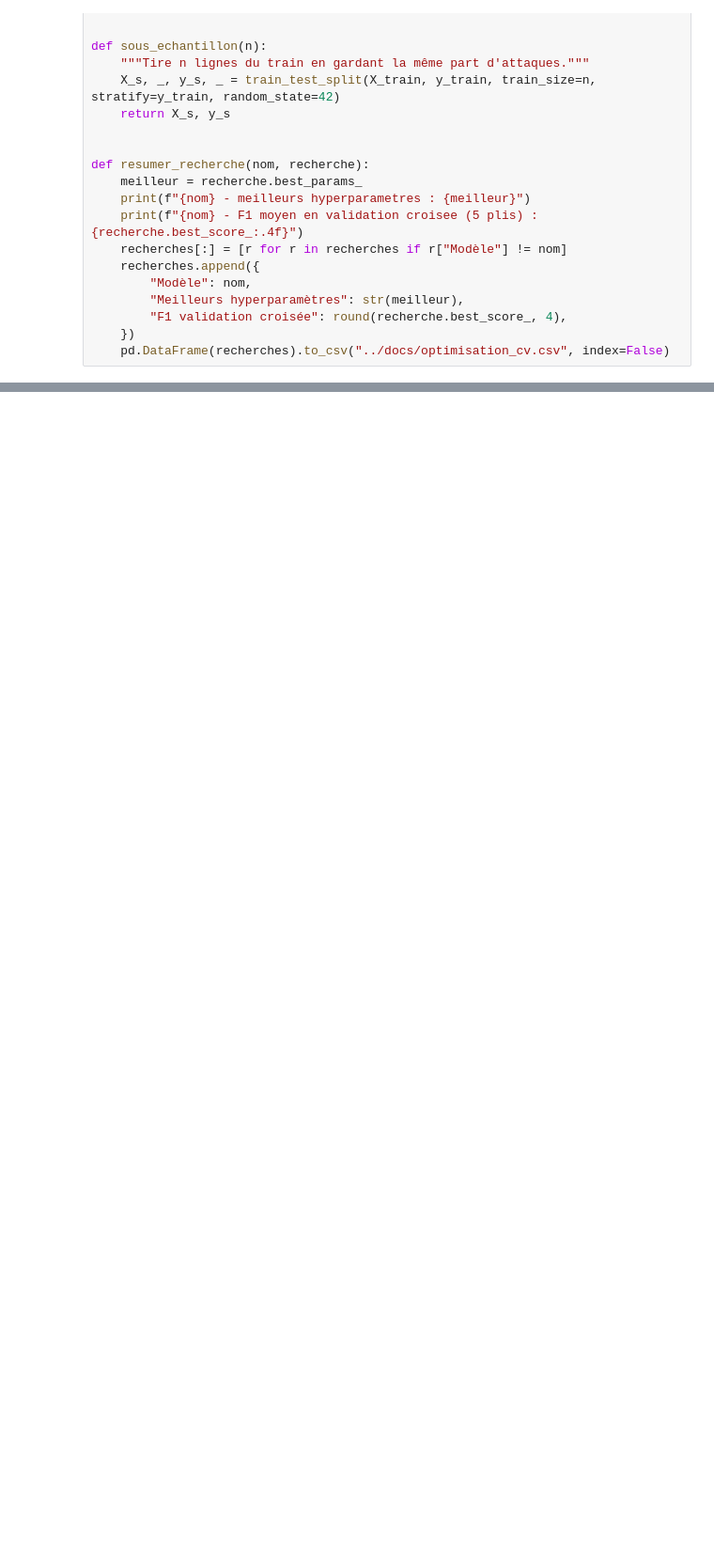
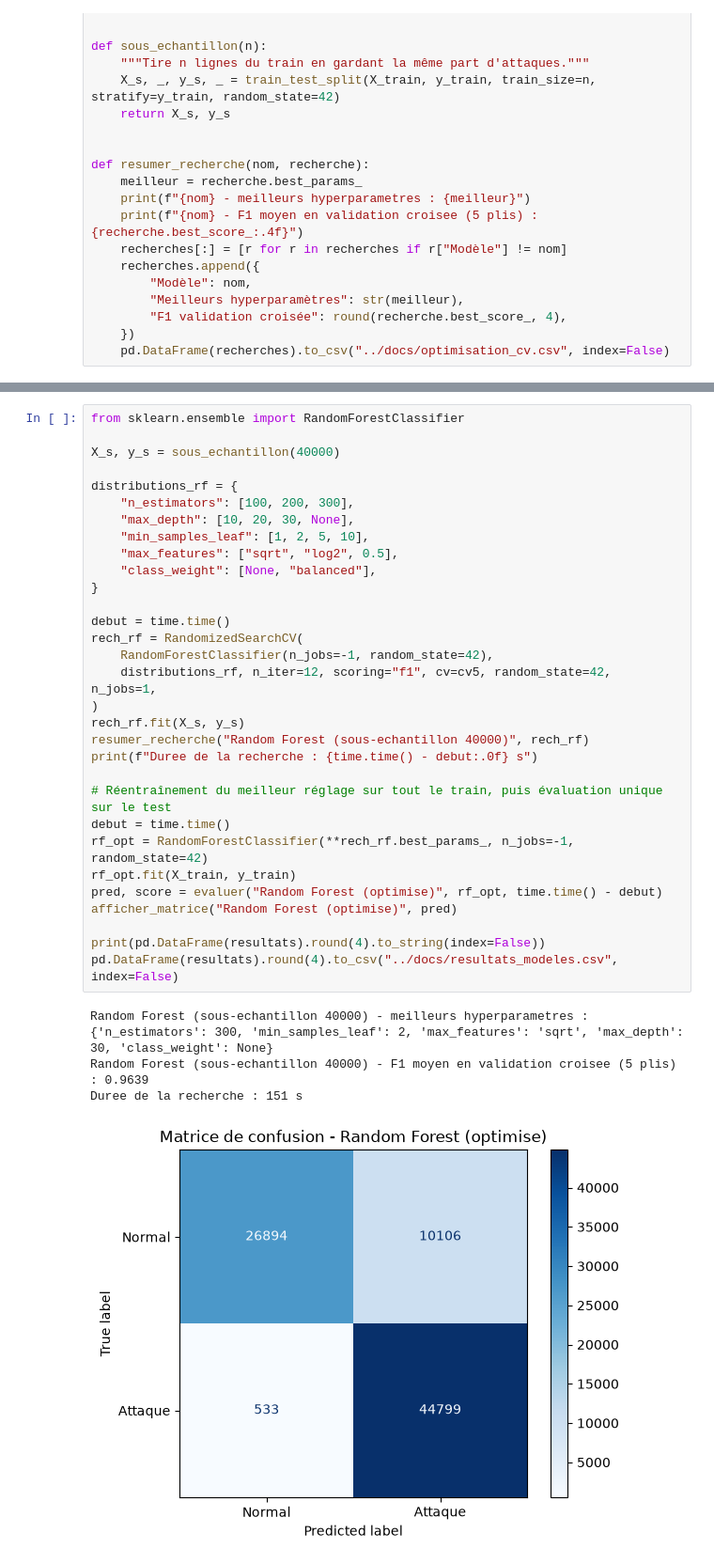
Before and after one commit to barellina/DM-Detection-Intrusions-UNSW-NB15, a Jupyter notebook: notebooks/03_model_training_evaluation.ipynb, the cells around one changed output, grey strips where cells are left out. Shown at 94% size. Saved outputs shown, nothing was run; the diff lists cells and outputs as text; blank space fills up the shorter version.

Commit message:
Add RandomizedSearchCV for Random Forest

```diff
--- a/notebooks/03_model_training_evaluation.ipynb
+++ b/notebooks/03_model_training_evaluation.ipynb
@@ -437,0 +438,36 @@ Naive Bayes Bernoulli (optimise)    0.7478     0.8418  0.6674 0.7445   0.8184
+# %%
+from sklearn.ensemble import RandomForestClassifier
+
+X_s, y_s = sous_echantillon(40000)
+
+distributions_rf = {
+    "n_estimators": [100, 200, 300],
+    "max_depth": [10, 20, 30, None],
+    "min_samples_leaf": [1, 2, 5, 10],
+    "max_features": ["sqrt", "log2", 0.5],
+    "class_weight": [None, "balanced"],
+}
+
+debut = time.time()
+rech_rf = RandomizedSearchCV(
+    RandomForestClassifier(n_jobs=-1, random_state=42),
+    distributions_rf, n_iter=12, scoring="f1", cv=cv5, random_state=42, n_jobs=1,
+)
+rech_rf.fit(X_s, y_s)
+resumer_recherche("Random Forest (sous-echantillon 40000)", rech_rf)
+print(f"Duree de la recherche : {time.time() - debut:.0f} s")
+
+# Réentraînement du meilleur réglage sur tout le train, puis évaluation unique sur le test
+debut = time.time()
+rf_opt = RandomForestClassifier(**rech_rf.best_params_, n_jobs=-1, random_state=42)
+rf_opt.fit(X_train, y_train)
+pred, score = evaluer("Random Forest (optimise)", rf_opt, time.time() - debut)
+afficher_matrice("Random Forest (optimise)", pred)
+
+print(pd.DataFrame(resultats).round(4).to_string(index=False))
+pd.DataFrame(resultats).round(4).to_csv("../docs/resultats_modeles.csv", index=False)
+# %% [output]
+Random Forest (sous-echantillon 40000) - meilleurs hyperparametres : {'n_estimators': 300, 'min_samples_leaf': 2, 'max_features': 'sqrt', 'max_depth': 30, 'class_weight': None}
+Random Forest (sous-echantillon 40000) - F1 moyen en validation croisee (5 plis) : 0.9639
+Duree de la recherche : 151 s
+[figure, added]
```
Also changed, not shown: parts of 11 cells of this notebook, 3 other files.
